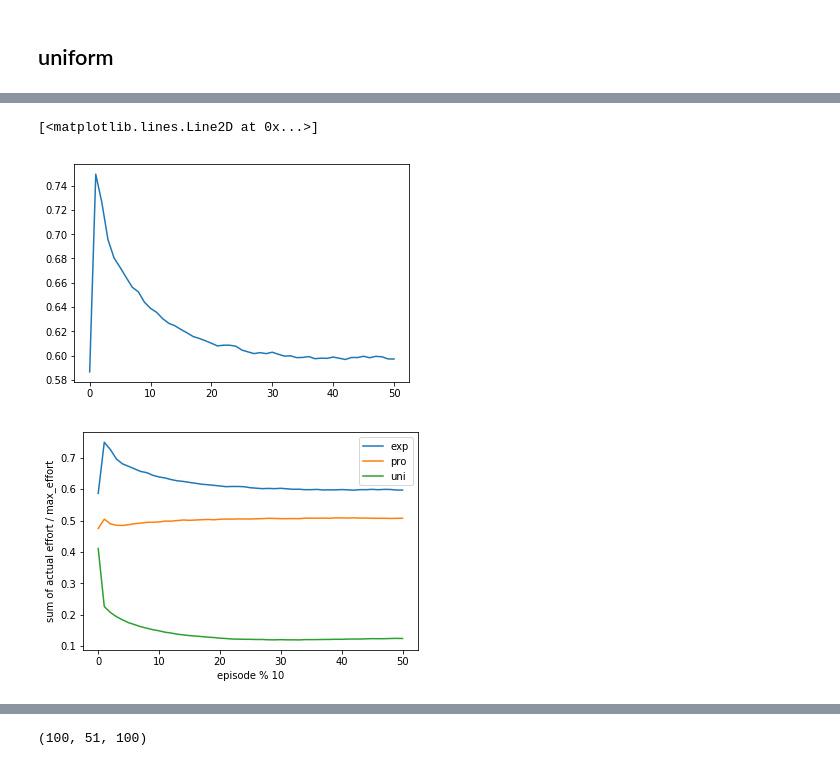
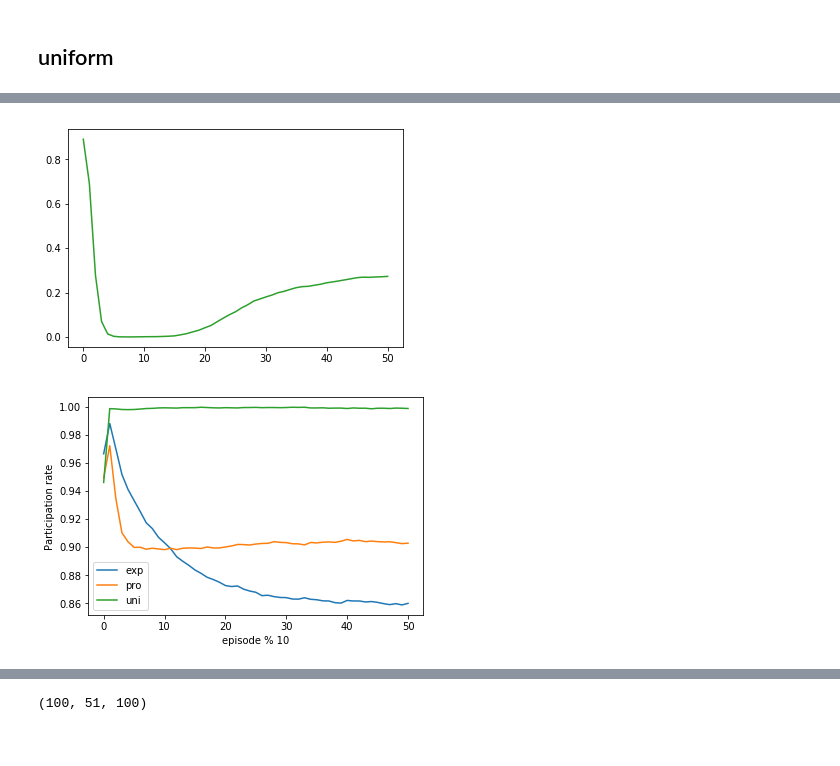
Before and after one commit to deconlabs/passport, a Jupyter notebook: make compare graph.ipynb, the cells around one changed output, grey strips where cells are left out. Drawn from its saved outputs; the diff is of its cells as text; code cells hidden in the pictures.

```diff
--- a/make compare graph.ipynb
+++ b/make compare graph.ipynb
@@ -27,9 +31,9 @@ def load_and_compute(mechanism,n_agent,reward_pool,review_history,window):
 ## exponential
 # %%
 mechanism= "exponential"
-n_agent= 100
+n_agent= 50
 reward_pool= 500
-review_history= 2
-window = 5
+review_history= 1
+window = 50
 # %%
 n_episode_exp, average_total_endeavor_ratio_exp = load_and_compute(mechanism,n_agent,reward_pool,review_history,window)
@@ -50,7 +51,7 @@ plt.plot(np.arange(n_episode_exp),average_total_endeavor_ratio_exp)
 ## proportional
 # %%
 mechanism= "proportional"
-n_agent= 100
+n_agent= 50
 reward_pool= 500
 review_history= 2
 window = 5
@@ -61,8 +67,8 @@ n_episode_pro, average_total_endeavor_ratio_pro = load_and_compute(mechanism,n_a
 # %%
 mechanism= "uniform"
 n_agent= 100
-reward_pool= 500
+reward_pool= 100
 review_history= 2
 window = 5
 # %%
-n_episode_uni, average_total_endeavor_ratio_uni = load_and_compute(mechanism,n_agent,reward_pool,review_history,window)
+n_episode_uni, average_total_endeavor_ratio_uni,tmp = load_and_compute(mechanism,n_agent,reward_pool,review_history,window)
@@ -69,18 +87,18 @@ n_episode_uni, average_total_endeavor_ratio_uni = load_and_compute(mechanism,n_a
 # %%
-plt.plot(np.arange(n_episode_exp),average_total_endeavor_ratio_exp, label='exp')
+plt.plot(np.arange(n_episode_uni),average_total_endeavor_ratio_uni, label='exp', color='C2')
+plt.savefig("uniform_ratio_agent=50_reward=500.png")
 # %% [output]
-[<matplotlib.lines.Line2D at 0x...>]
-[figure, old version]
+[figure, new version]
 # %%
 plt.plot(np.arange(n_episode_exp),average_total_endeavor_ratio_exp, label='exp')
 plt.plot(np.arange(n_episode_pro),average_total_endeavor_ratio_pro, label='pro')
 plt.plot(np.arange(n_episode_uni),average_total_endeavor_ratio_uni, label='uni')
 plt.xlabel('episode % 10')
-plt.ylabel('sum of actual effort / max_effort')
+plt.ylabel('Participation rate')
 plt.legend()
-plt.savefig('/shared/Dropbox/Workspace_Jeffrey/passport/visualization/mechanism_comparison_review_hist=2.png')
+plt.savefig('mechanism_comparison_review_ratio.png')
 # %% [output]
-[figure, old version]
+[figure, new version]
 # %%
 arr=np.array(np.random.random_integers(0,9,size=(2,5,3)))
 arr
```
Also changed, not shown: parts of 12 cells of this notebook.
